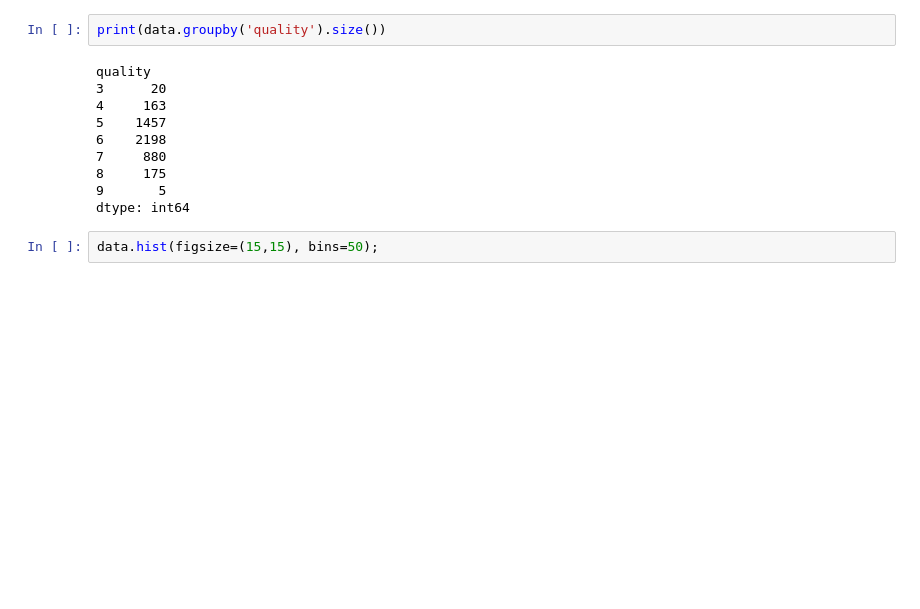
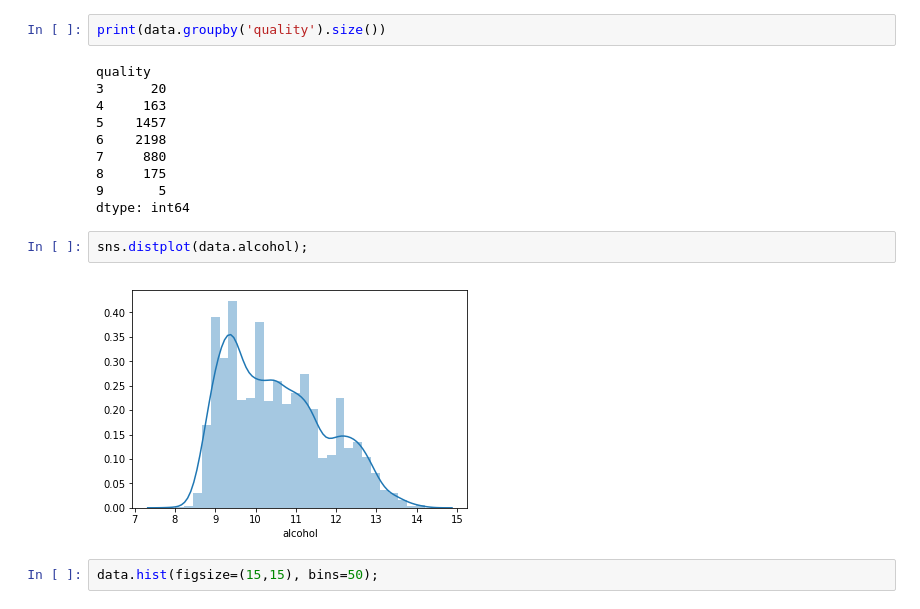
Before and after one commit to ciencia-de-dados-pratica/GEAM, a Jupyter notebook: 002/wine_quality.ipynb, the cells around one changed output. Drawn from its saved outputs; the diff is of its cells as text; blank space fills up the shorter version.

```diff
--- a/002/wine_quality.ipynb
+++ b/002/wine_quality.ipynb
@@ -85,6 +107,10 @@ quality
 8     175
 9       5
 dtype: int64
+# %%
+sns.distplot(data.alcohol);
+# %% [output]
+[figure, added]
 # %%
 data.hist(figsize=(15,15), bins=50);
 # %% [output]
```
Also changed, not shown: parts of 13 cells of this notebook.
